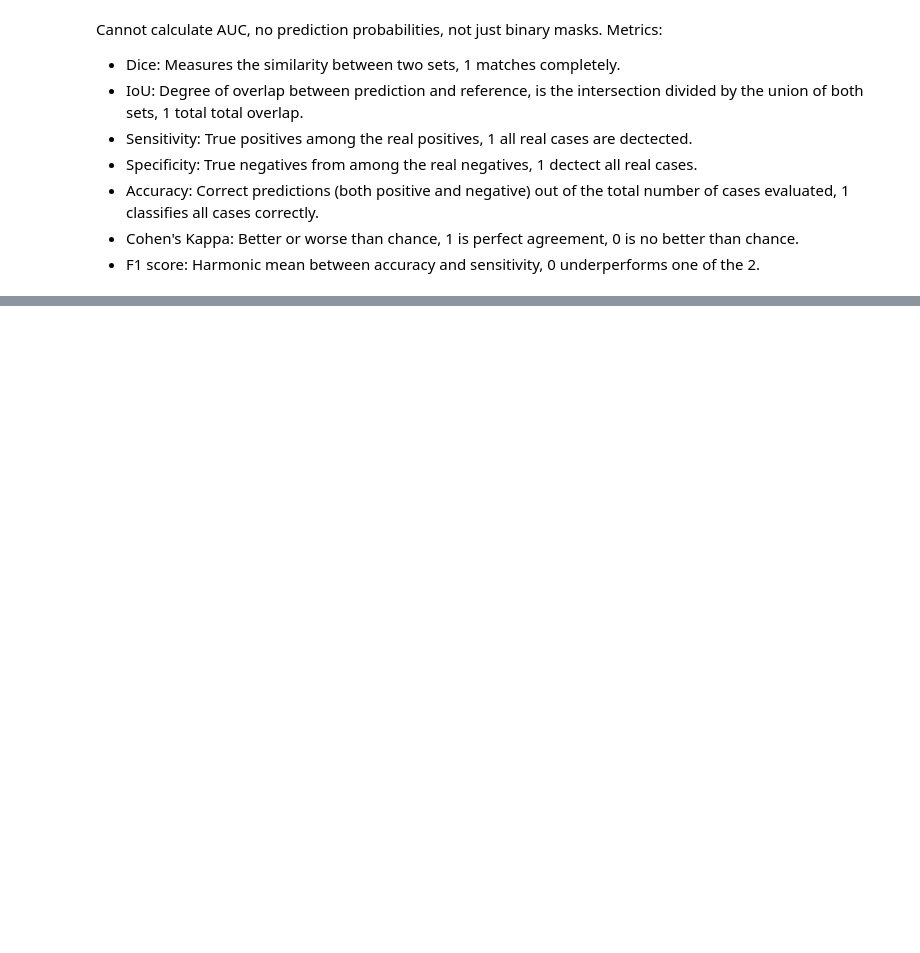
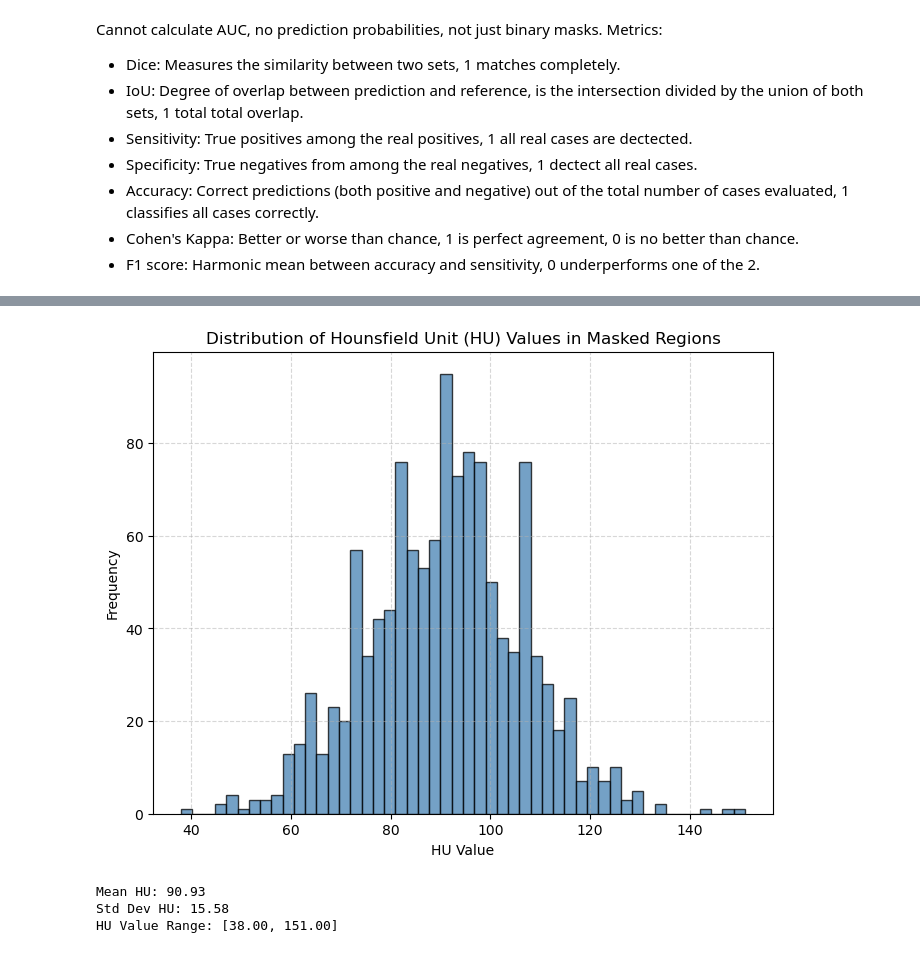
Before and after one commit to Lidnmp/medical_images_project, a Jupyter notebook: pt2.ipynb, the cells around one changed output, grey strips where cells are left out. Cells and saved outputs as stored; diff of their text form; code cells hidden in the pictures; blank space fills up the shorter version.

```diff
--- a/pt2.ipynb
+++ b/pt2.ipynb
@@ -503 +538,8 @@ results = analyze_hounsfield_regions(windowed_ct_images, liver_mask)
+# %%
+results = analyze_hounsfield_regions(ct_images, individuals_mask[1])
+# %% [output]
+[figure, added]
+Mean HU: 90.93
+Std Dev HU: 15.58
+HU Value Range: [38.00, 151.00]
 # %%
```
Also changed, not shown: parts of 23 cells of this notebook, 1 other file.
